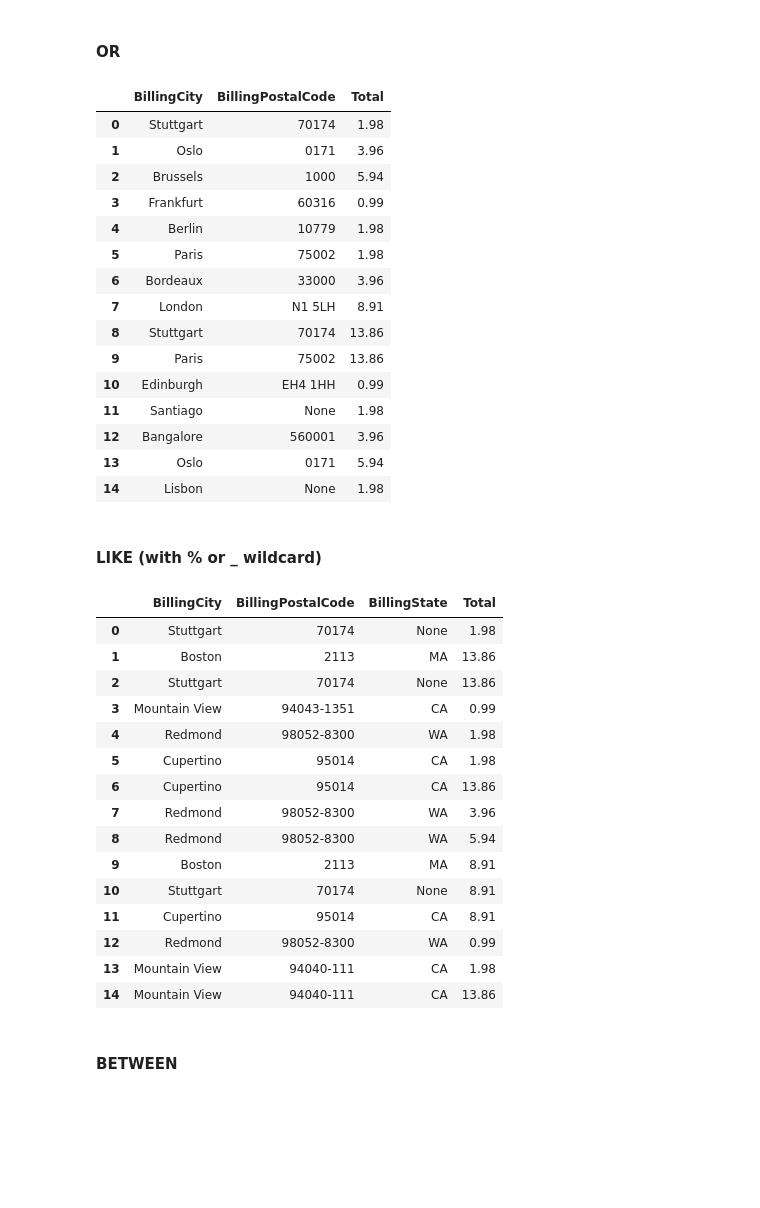
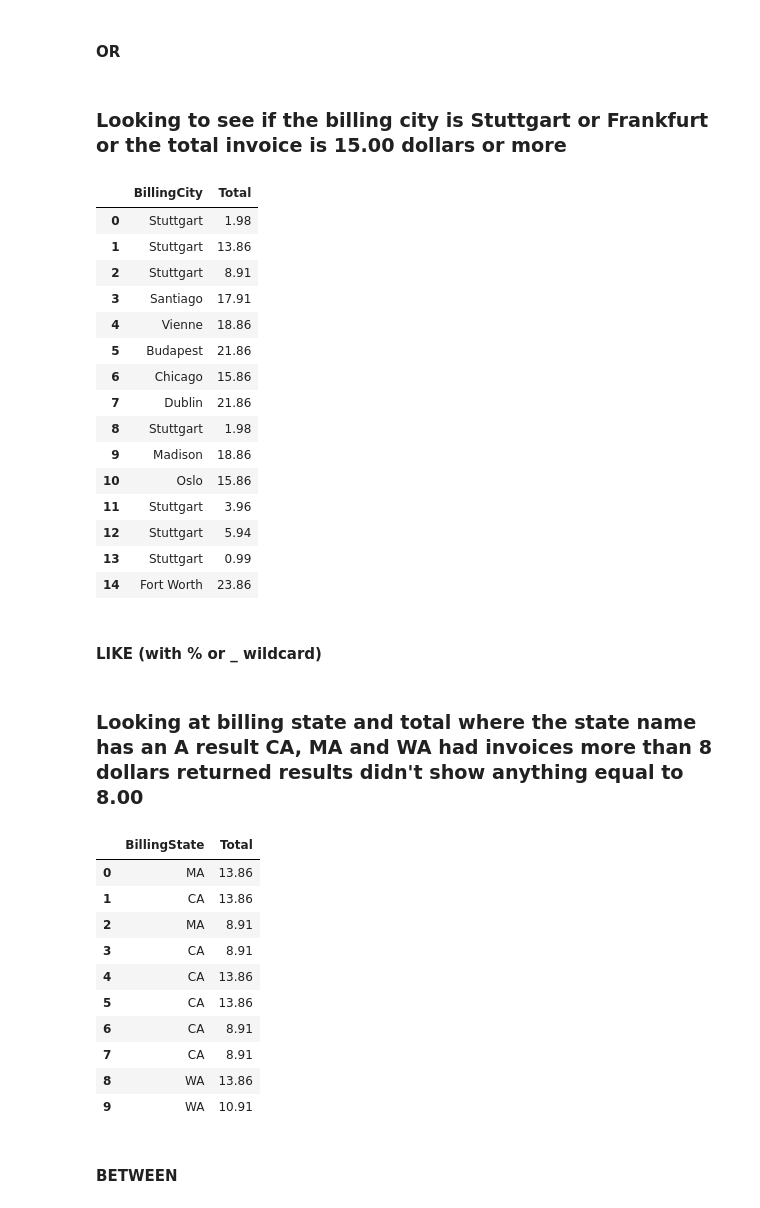
Before and after one commit to cyeef/Data-Science-Portfolio-C21-, a Jupyter notebook: Projects/Project-3/SQL.1-Chinook.project.template.ipynb, the cells around one changed output. Drawn from its saved outputs; the diff is of its cells as text; code cells hidden in the pictures; blank space fills up the shorter version.

```diff
--- a/Projects/Project-3/SQL.1-Chinook.project.template.ipynb
+++ b/Projects/Project-3/SQL.1-Chinook.project.template.ipynb
@@ -311,16 +298,18 @@ df
 | 24 | São Paulo | 10 | 8.91 |
 # %% [markdown]
 #### OR
+# %% [markdown]
+### Looking to see if the billing city is Stuttgart or Frankfurt or the total invoice is 15.00 dollars or more
 # %%
 query = """
 
-  SELECT BillingCity, BillingPostalCode,  TOTAL
+  SELECT BillingCity,  TOTAL
 
   FROM invoices
 
   WHERE  BillingCity = 'Stuttgart' OR 'Frankfurt'
-   AND BillingPostalCode = '70174'
-    OR BillingState IS NULL
+
+    OR TOTAL >= 15.00
 
   LIMIT 15;
 
@@ -329,57 +318,53 @@ with closing(db.connect("chinook.db")) as db_con:
     df = pd.read_sql_query(query, db_con)
 df
 # %% [output]
-|  | BillingCity | BillingPostalCode | Total |
-| 0 | Stuttgart | 70174 | 1.98 |
-| 1 | Oslo | 0171 | 3.96 |
-| 2 | Brussels | 1000 | 5.94 |
-| 3 | Frankfurt | 60316 | 0.99 |
-| 4 | Berlin | 10779 | 1.98 |
-| 5 | Paris | 75002 | 1.98 |
-| 6 | Bordeaux | 33000 | 3.96 |
-| 7 | London | N1 5LH | 8.91 |
-| 8 | Stuttgart | 70174 | 13.86 |
-| 9 | Paris | 75002 | 13.86 |
-| 10 | Edinburgh | EH4 1HH | 0.99 |
-| 11 | Santiago | None | 1.98 |
-| 12 | Bangalore | 560001 | 3.96 |
-| 13 | Oslo | 0171 | 5.94 |
-| 14 | Lisbon | None | 1.98 |
+|  | BillingCity | Total |
+| 0 | Stuttgart | 1.98 |
+| 1 | Stuttgart | 13.86 |
+| 2 | Stuttgart | 8.91 |
+| 3 | Santiago | 17.91 |
+| 4 | Vienne | 18.86 |
+| 5 | Budapest | 21.86 |
+| 6 | Chicago | 15.86 |
+| 7 | Dublin | 21.86 |
+| 8 | Stuttgart | 1.98 |
+| 9 | Madison | 18.86 |
+| 10 | Oslo | 15.86 |
+| 11 | Stuttgart | 3.96 |
+| 12 | Stuttgart | 5.94 |
+| 13 | Stuttgart | 0.99 |
+| 14 | Fort Worth | 23.86 |
 # %% [markdown]
 #### LIKE (with % or _ wildcard)
+# %% [markdown]
+### Looking at billing state and total where the state name has an A result CA, MA and WA had invoices more than 8 dollars returned results didn't show anything equal to 8.00
 # %%
 query = """
 
-  SELECT BillingCity, BillingPostalCode, BillingState, TOTAL
+  SELECT BillingState, TOTAL
 
   FROM invoices
 
-  WHERE  BillingCity = 'Stuttgart' OR 'Frankfurt'
-   AND BillingPostalCode = '70174'
-    OR BillingState LIKE '_A'
+  WHERE   BillingState LIKE '_A'
+   AND TOTAL >= 8.00
 
   LIMIT 15;
 
 """
 with closing(db.connect("chinook.db")) as db_con:
     df = pd.read_sql_query(query, db_con)
 df
 # %% [output]
-|  | BillingCity | BillingPostalCode | BillingState | Total |
-| 0 | Stuttgart | 70174 | None | 1.98 |
-| 1 | Boston | 2113 | MA | 13.86 |
-| 2 | Stuttgart | 70174 | None | 13.86 |
-| 3 | Mountain View | 94043-1351 | CA | 0.99 |
-| 4 | Redmond | 98052-8300 | WA | 1.98 |
-| 5 | Cupertino | 95014 | CA | 1.98 |
-| 6 | Cupertino | 95014 | CA | 13.86 |
-| 7 | Redmond | 98052-8300 | WA | 3.96 |
-| 8 | Redmond | 98052-8300 | WA | 5.94 |
-| 9 | Boston | 2113 | MA | 8.91 |
-| 10 | Stuttgart | 70174 | None | 8.91 |
-| 11 | Cupertino | 95014 | CA | 8.91 |
-| 12 | Redmond | 98052-8300 | WA | 0.99 |
-| 13 | Mountain View | 94040-111 | CA | 1.98 |
-| 14 | Mountain View | 94040-111 | CA | 13.86 |
+|  | BillingState | Total |
+| 0 | MA | 13.86 |
+| 1 | CA | 13.86 |
+| 2 | MA | 8.91 |
+| 3 | CA | 8.91 |
+| 4 | CA | 13.86 |
+| 5 | CA | 13.86 |
+| 6 | CA | 8.91 |
+| 7 | CA | 8.91 |
+| 8 | WA | 13.86 |
+| 9 | WA | 10.91 |
 # %% [markdown]
 #### BETWEEN
```
Also changed, not shown: parts of 44 cells of this notebook.
